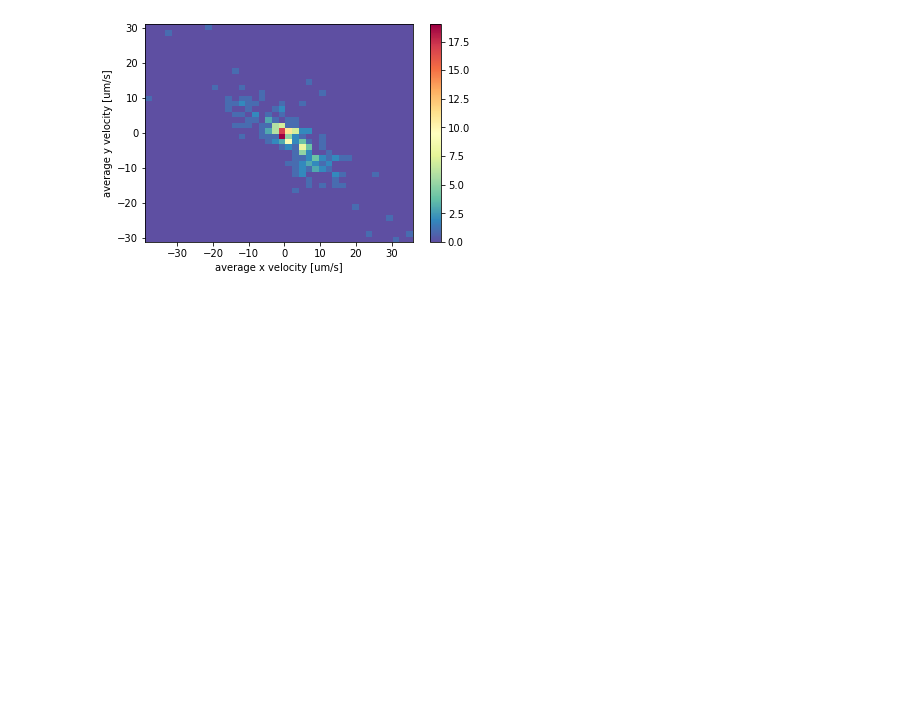
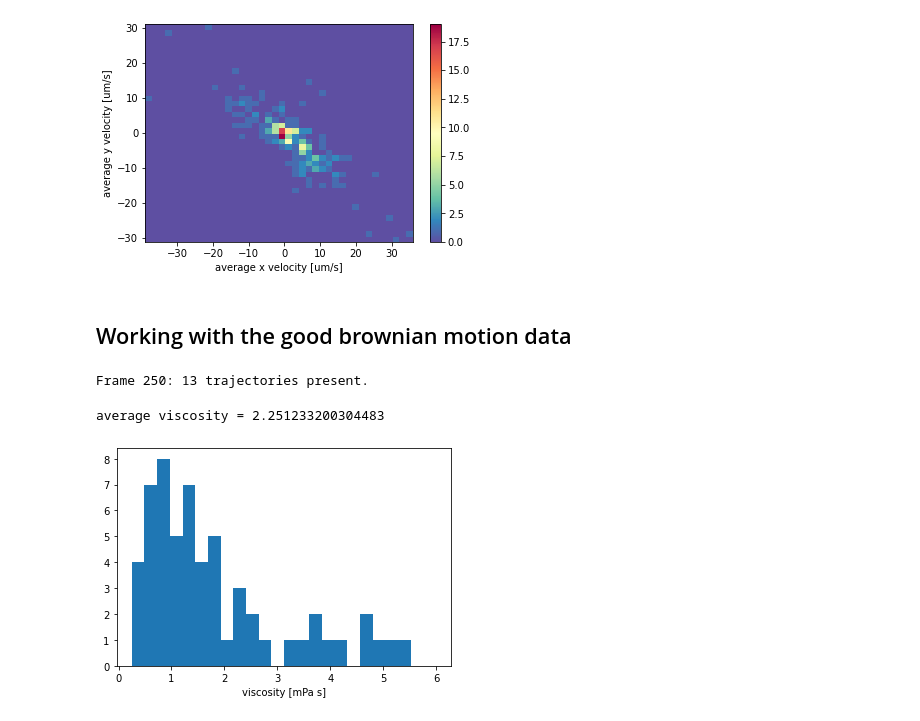
Before and after one commit to dbautista98/BMC_analysis, a Jupyter notebook: onion_dataset_analysis.ipynb, the cells around one changed output. Saved outputs shown, nothing was run; the diff lists cells and outputs as text; code cells hidden in the pictures; blank space fills up the shorter version.

```diff
--- a/onion_dataset_analysis.ipynb
+++ b/onion_dataset_analysis.ipynb
@@ -164,6 +160,17 @@ def all_velocity_threshold(t, threshold):
             x_vel = np.append(x_vel, np.mean(x))
             y_vel = np.append(y_vel, np.mean(y))
     return all_vel, x_vel, y_vel
+
+def all_viscosity_threshold(t, threshold):
+    all_visc = np.array([])
+    for i in np.unique(t["particle"]):
+        df = t[t["particle"]==i]
+        dx = np.diff(df["x"])
+        dy = np.diff(df["y"])
+        disp = np.sum(np.sqrt(dx**2 + dx**2))
+        if disp > threshold:
+            all_visc = np.append(all_visc, np.mean(bmc.viscosity(t, i, x20, fps)))
+    return all_visc
 # %%
 threshold = 5
 
@@ -199,3 +224,31 @@ plt.xlabel("average x velocity [um/s]")
 plt.ylabel("average y velocity [um/s]");
 # %% [output]
 [figure]
+# %% [markdown]
+## Working with the good brownian motion data
+# %%
+brownian = ["Onion_bulk_20x-6", "Onion_bulk_20x-16", "Onion_bulk_20x-27", "Onion_bulk_20x-29"]
+# %%
+threshold = 5
+
+all_viscosities= np.array([])
+
+for directory in brownian:
+    path = "../data/onion_4/" + directory + "/*.bmp"
+    f = bmc.annotate(path, show=False, diameter=11, minmass=10)#, crop=((0,26), (27,0)))
+    t = bmc.get_trajectories(f, show=False, diameter=11, minmass=10, search_range=6, clip_stubs=25)
+
+    all_visc = all_viscosity_threshold(t, threshold)
+    all_viscosities = np.append(all_viscosities, all_visc)
+# %% [output]
+Frame 250: 13 trajectories present.
+# %%
+bins = np.linspace(0.25,6, 25)
+
+plt.figure()
+bin_height, bin_edgs, _ = plt.hist(all_viscosities, bins=bins)#, bins=np.linspace(0,13))
+plt.xlabel("viscosity [mPa s]");
+print("average viscosity =", np.mean(all_viscosities))
+# %% [output]
+average viscosity = 2.251233200304483
+[figure, added]
```
Also changed, not shown: parts of 12 cells of this notebook, 1 other file.
